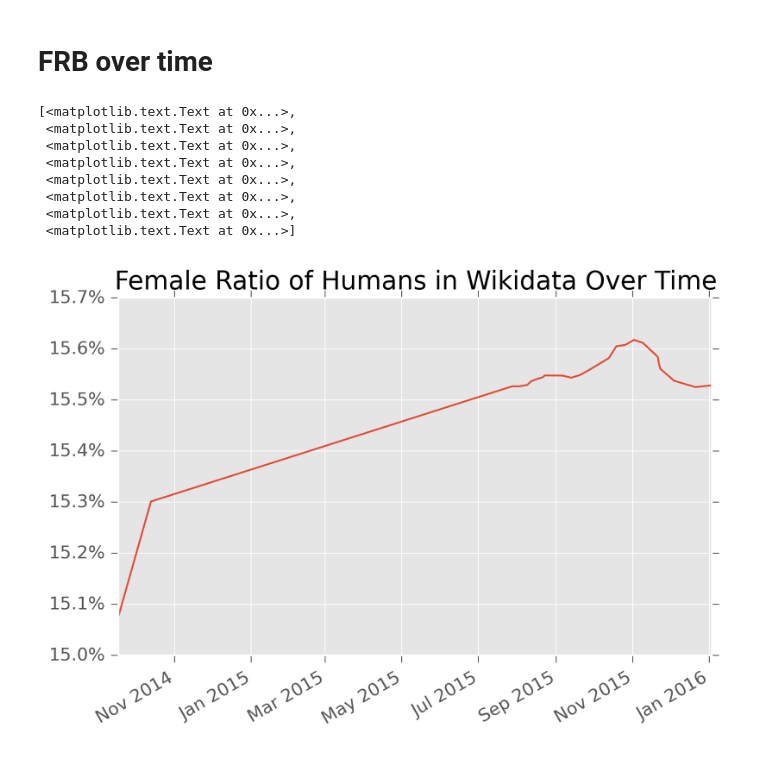
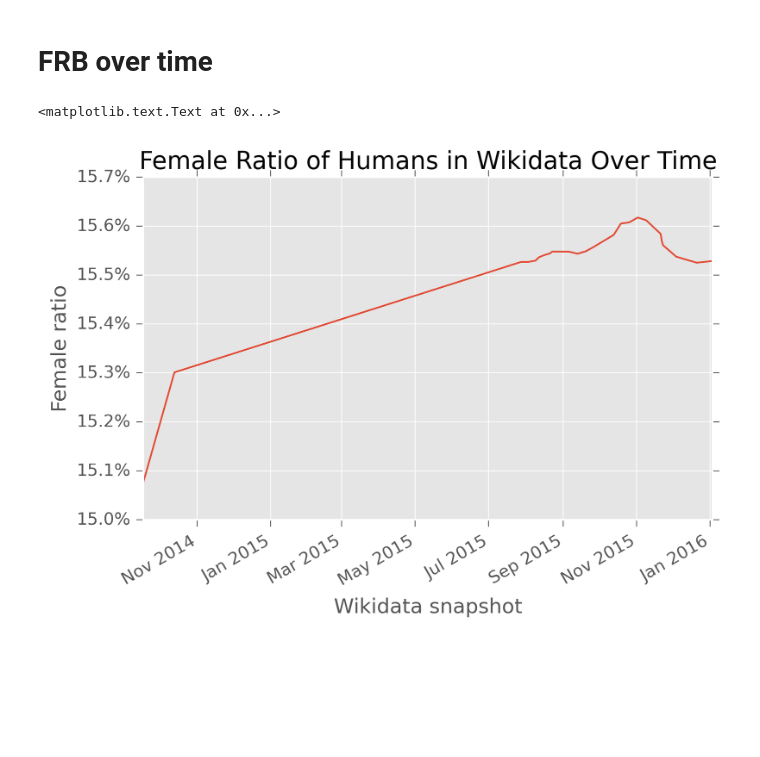
Before and after one commit to notconfusing/WIGI, a Jupyter notebook: chi/longitduinal descriptions.ipynb, the cells around one changed output. Cells and saved outputs as stored; diff of their text form; code cells hidden in the pictures; blank space fills up the shorter version.

```diff
--- a/chi/longitduinal descriptions.ipynb
+++ b/chi/longitduinal descriptions.ipynb
@@ -9,7 +9,7 @@ mpl.rc("savefig", dpi=300)
 # %% [output]
 Populating the interactive namespace from numpy and matplotlib
 # %%
-snapshot_dir = '/home/maximilianklein/snapshot_data/'
+snapshot_dir = '/media/notconfusing/9d9b45fc-55f7-428c-a228-1c4c4a1b728c/home/maximilianklein/snapshot_data/'
 # %%
 lssnaps = !ls $snapshot_dir
 # %%
@@ -199,16 +248,11 @@ ldf['nonbinary%'] = ldf['nonbinary'] / ldf['total']
 # %%
 r_femper = pd.rolling_mean(ldf['female%'], 2, 1)
 ax =r_femper.plot()
 title('Female Ratio of Humans in Wikidata Over Time')
 vals = ax.get_yticks()
 ax.set_yticklabels(['{:3.1f}%'.format(x*100) for x in vals])
+plt.ylabel('Female ratio')
+plt.xlabel('Wikidata snapshot')
 # %% [output]
-[<matplotlib.text.Text at 0x...>,
- <matplotlib.text.Text at 0x...>,
- <matplotlib.text.Text at 0x...>,
- <matplotlib.text.Text at 0x...>,
- <matplotlib.text.Text at 0x...>,
- <matplotlib.text.Text at 0x...>,
- <matplotlib.text.Text at 0x...>,
- <matplotlib.text.Text at 0x...>]
+<matplotlib.text.Text at 0x...>
-[figure, old version]
+[figure, new version]
```
Also changed, not shown: parts of 60 cells of this notebook, 31 other files.
